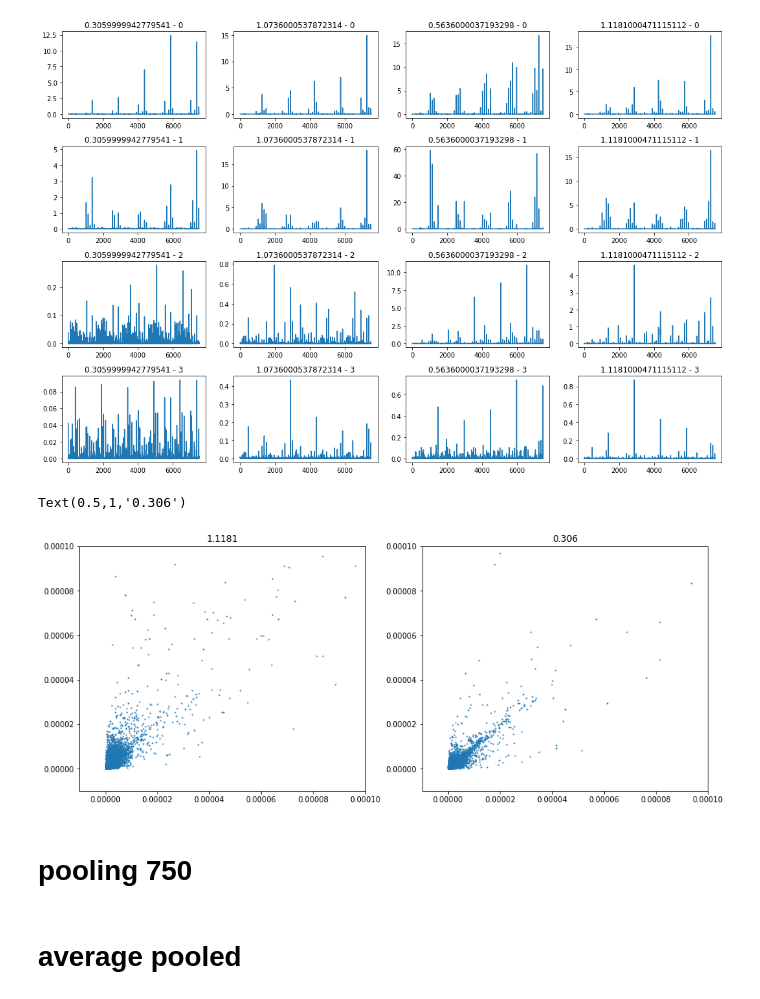
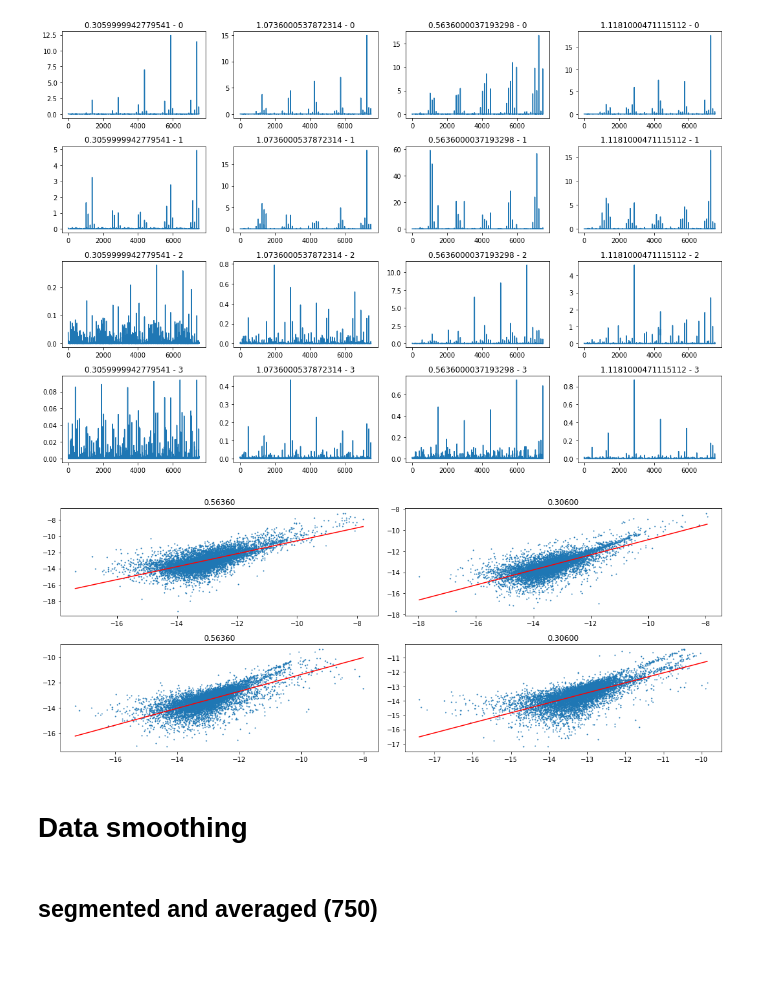
Before and after one commit to sammer1107/ML-DataAnalysis, a Jupyter notebook: bigdata/ThuBigData.ipynb, the cells around one changed output. Drawn from its saved outputs; the diff is of its cells as text; code cells hidden in the pictures; blank space fills up the shorter version.

```diff
--- a/bigdata/ThuBigData.ipynb
+++ b/bigdata/ThuBigData.ipynb
@@ -103,23 +129,31 @@ for i in range(4*num_selection):
 plt.tight_layout()
 # %% [output]
 [figure]
-# %%
-plt.figure(figsize=[15,6])
-plt.subplot(121)
-plt.scatter(cattrs[2,:,0], cattrs[2,:,1], s=1)
-plt.axis([-0.00001, 0.0001,-0.00001, 0.0001])
-plt.title(ctargets[2])
-plt.subplot(122)
-plt.scatter(cattrs[0,:,0], cattrs[0,:,1], s=1)
-plt.axis([-0.00001, 0.0001,-0.00001, 0.0001])
-plt.title(ctargets[0])
-# %% [output]
-Text(0.5,1,'0.306')
-[figure, removed]
+# %%
+plt.figure(figsize=[15,6])
+
+for i in range(4):
+    plt.subplot(2,2,i+1)
+    data_index = 2 if i%2 ==0 else 0
+    compare_index = 0 if i//2 ==0 else 2
+    x = np.log(cattrs[data_index,:,compare_index])
+    y = np.log(cattrs[data_index,:,compare_index+1])
+    plt.scatter(x, y, s=1)
+
+    reg = linregress(x,y)
+    reg_x = np.linspace(min(x), max(x), 3)
+    predict = reg_x*reg.slope + reg.intercept
+    plt.plot(reg_x, predict, 'r')
+
+    plt.title("{:.5f}".format(ctargets[data_index]))
+
+plt.tight_layout()
+# %% [output]
+[figure, added]
+# %% [markdown]
+# Data smoothing
 # %% [markdown]
-# pooling 750
+## segmented and averaged (750)
-# %% [markdown]
-# average pooled
 # %%
 pooled = np.empty([7500//750])
 plt.figure(figsize=[20,15])
```
Also changed, not shown: parts of 29 cells of this notebook, 1 other file.
